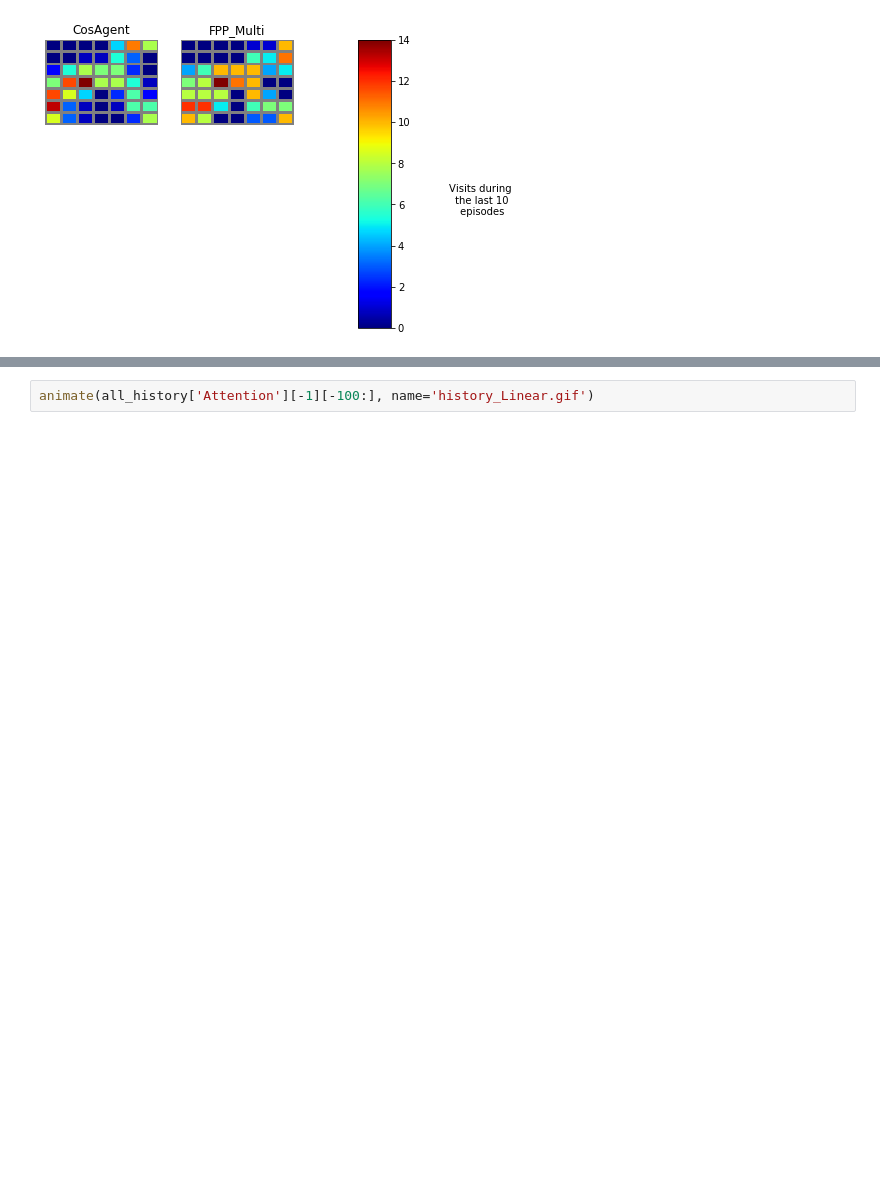
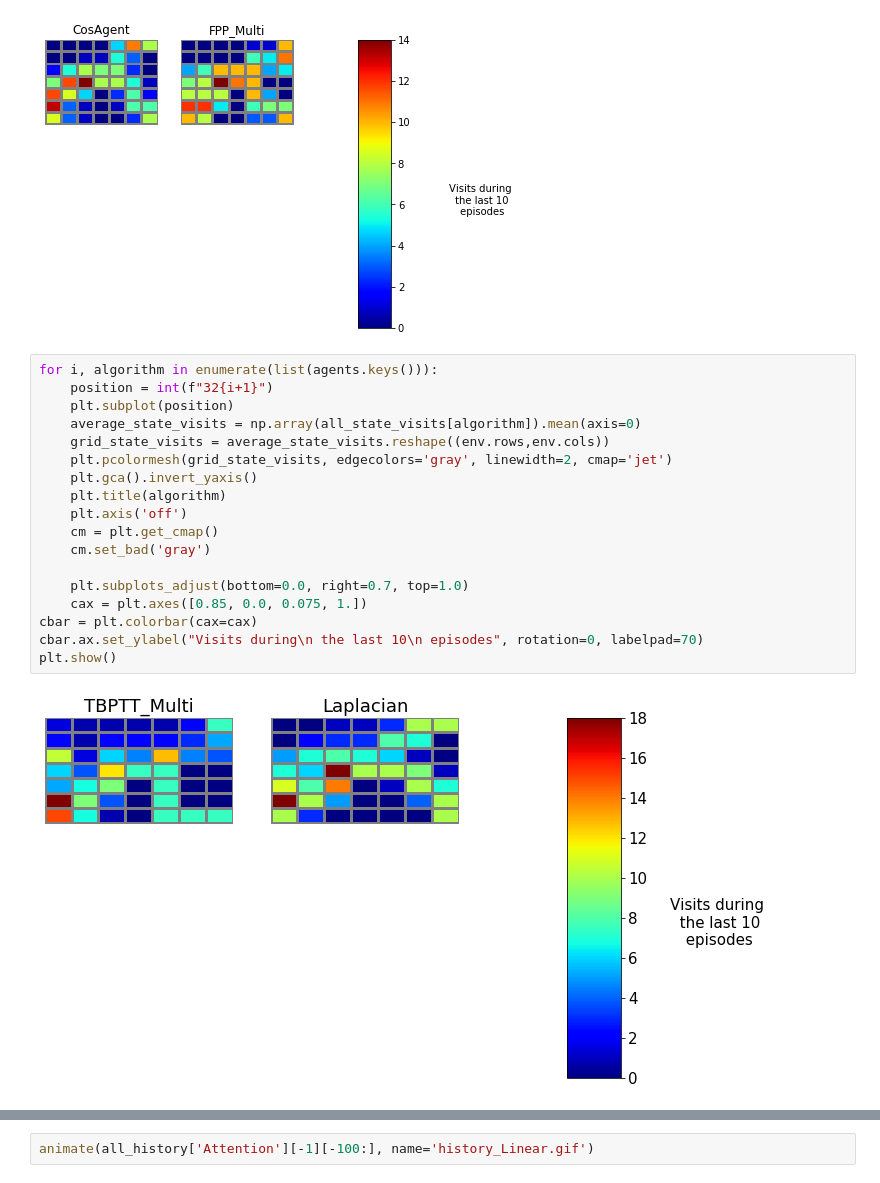
Before and after one commit to movefast/rnn, a Jupyter notebook: gridworld-attention.ipynb, the cells around one changed output, grey strips where cells are left out. Saved outputs shown, nothing was run; the diff lists cells and outputs as text; blank space fills up the shorter version.

```diff
--- a/gridworld-attention.ipynb
+++ b/gridworld-attention.ipynb
@@ -479,6 +480,26 @@ cbar.ax.set_ylabel("Visits during\n the last 10\n episodes", rotation=0, labelpa
 plt.show()
 # %% [output]
 [figure]
+# %%
+for i, algorithm in enumerate(list(agents.keys())):
+    position = int(f"32{i+1}")
+    plt.subplot(position)
+    average_state_visits = np.array(all_state_visits[algorithm]).mean(axis=0)
+    grid_state_visits = average_state_visits.reshape((env.rows,env.cols))
+    plt.pcolormesh(grid_state_visits, edgecolors='gray', linewidth=2, cmap='jet')
+    plt.gca().invert_yaxis()
+    plt.title(algorithm)
+    plt.axis('off')
+    cm = plt.get_cmap()
+    cm.set_bad('gray')
+
+    plt.subplots_adjust(bottom=0.0, right=0.7, top=1.0)
+    cax = plt.axes([0.85, 0.0, 0.075, 1.])
+cbar = plt.colorbar(cax=cax)
+cbar.ax.set_ylabel("Visits during\n the last 10\n episodes", rotation=0, labelpad=70)
+plt.show()
+# %% [output]
+[figure, added]
 # %%
 for i, algorithm in enumerate(list(agents.keys())):
     animate(all_history[algorithm][-1][-100:])
```
Also changed, not shown: parts of 13 cells of this notebook, 41 other files.
